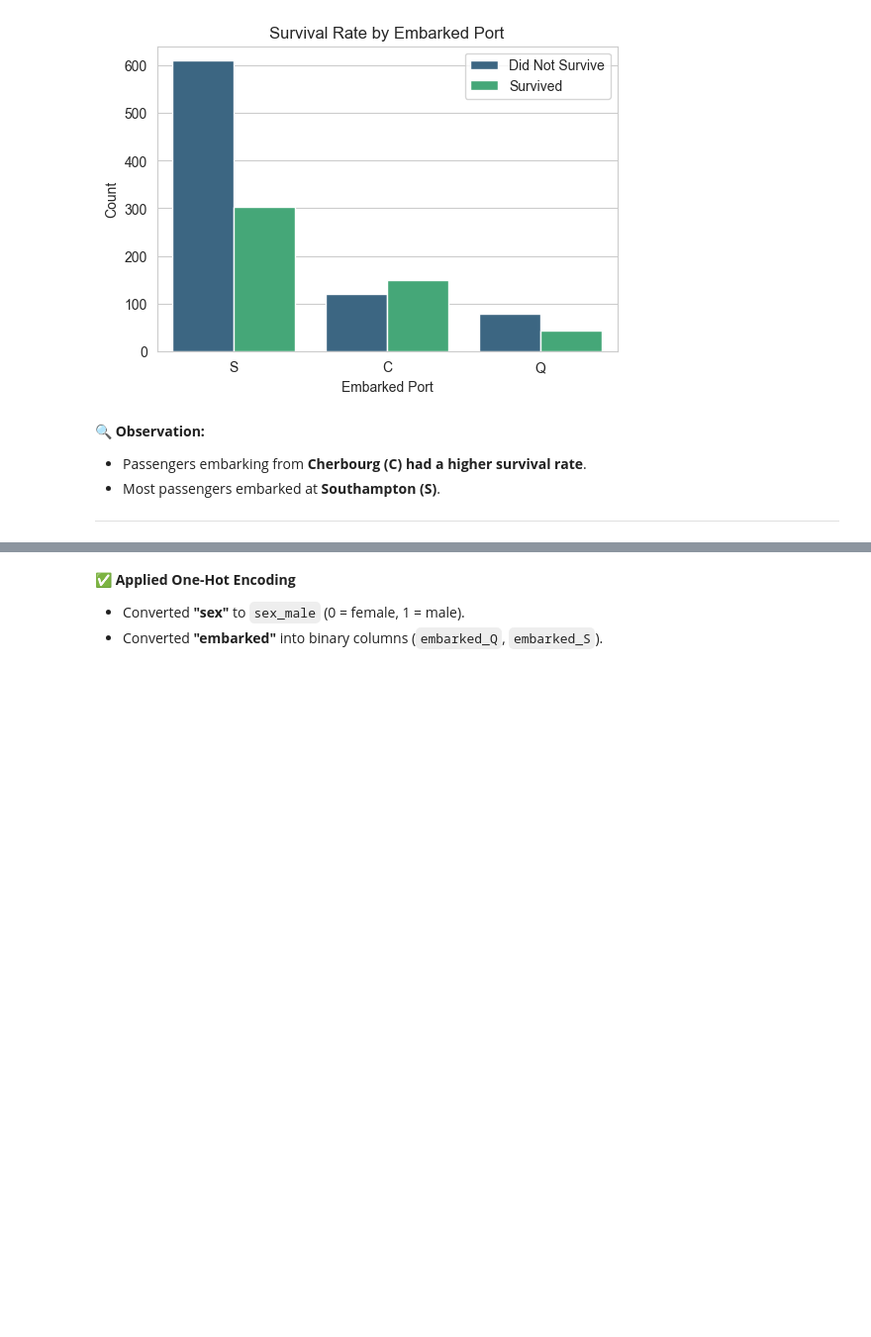
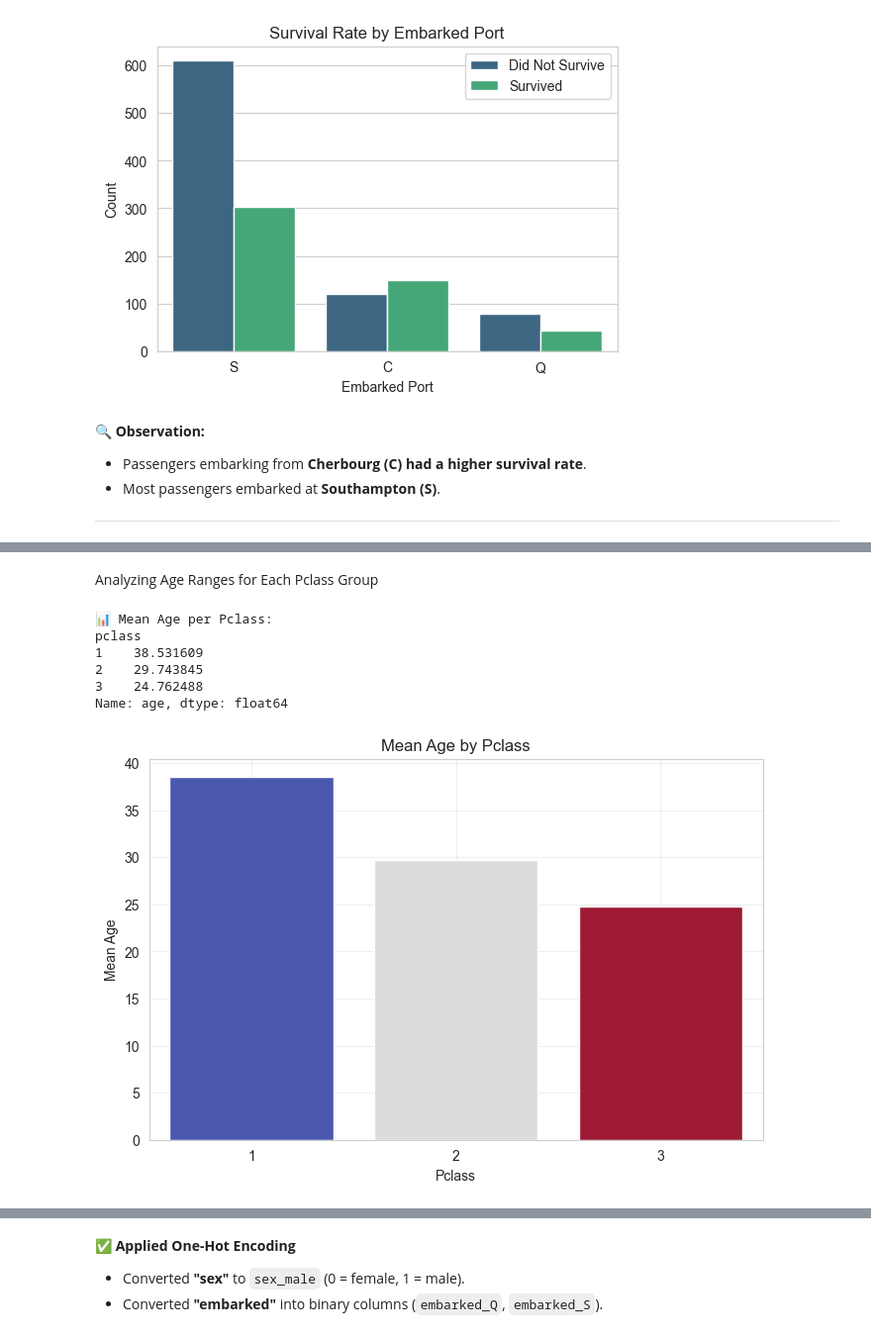
Before and after one commit to JSebastianIEU/ML-fundamentals-2025, a Jupyter notebook: Assignment1/assignment_1_JuanSebastian_Peña[_Peña] .ipynb, the cells around one changed output, grey strips where cells are left out. Shown at 99% size. Cells and saved outputs as stored; diff of their text form; code cells hidden in the pictures; blank space fills up the shorter version.

```diff
--- a/Assignment1/assignment_1_JuanSebastian_Peña[_Peña] .ipynb
+++ b/Assignment1/assignment_1_JuanSebastian_Peña[_Peña] .ipynb
@@ -710,0 +827,27 @@ data.head()
+# %% [markdown]
+ Analyzing Age Ranges for Each Pclass Group
+# %%
+# Compute mean age per Pclass
+age_means_by_pclass = X_train.groupby("pclass")["age"].mean()
+
+# Display mean age per Pclass
+print("📊 Mean Age per Pclass:")
+print(age_means_by_pclass)
+
+# Plot Age Distribution by Pclass (Fixing Future Warning)
+plt.figure(figsize=(8, 5))
+sns.barplot(data=age_means_by_pclass.reset_index(), x="pclass", y="age", hue="pclass", palette="coolwarm", dodge=False)
+plt.xlabel("Pclass")
+plt.ylabel("Mean Age")
+plt.title("Mean Age by Pclass")
+plt.grid(alpha=0.3)
+plt.legend([], frameon=False)
+plt.show()
+# %% [output]
+📊 Mean Age per Pclass:
+pclass
+1    38.531609
+2    29.743845
+3    24.762488
+Name: age, dtype: float64
+[figure, added]
```
Also changed, not shown: parts of 263 cells of this notebook.
